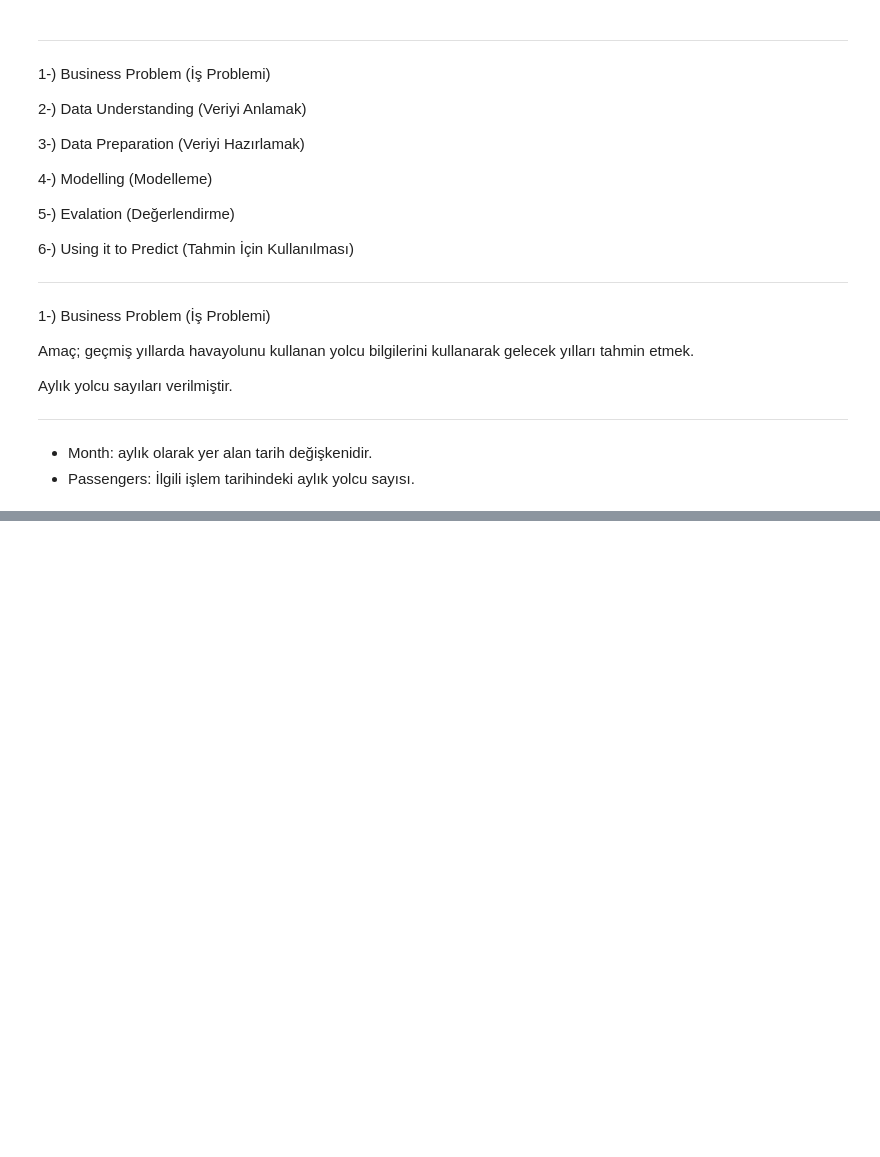
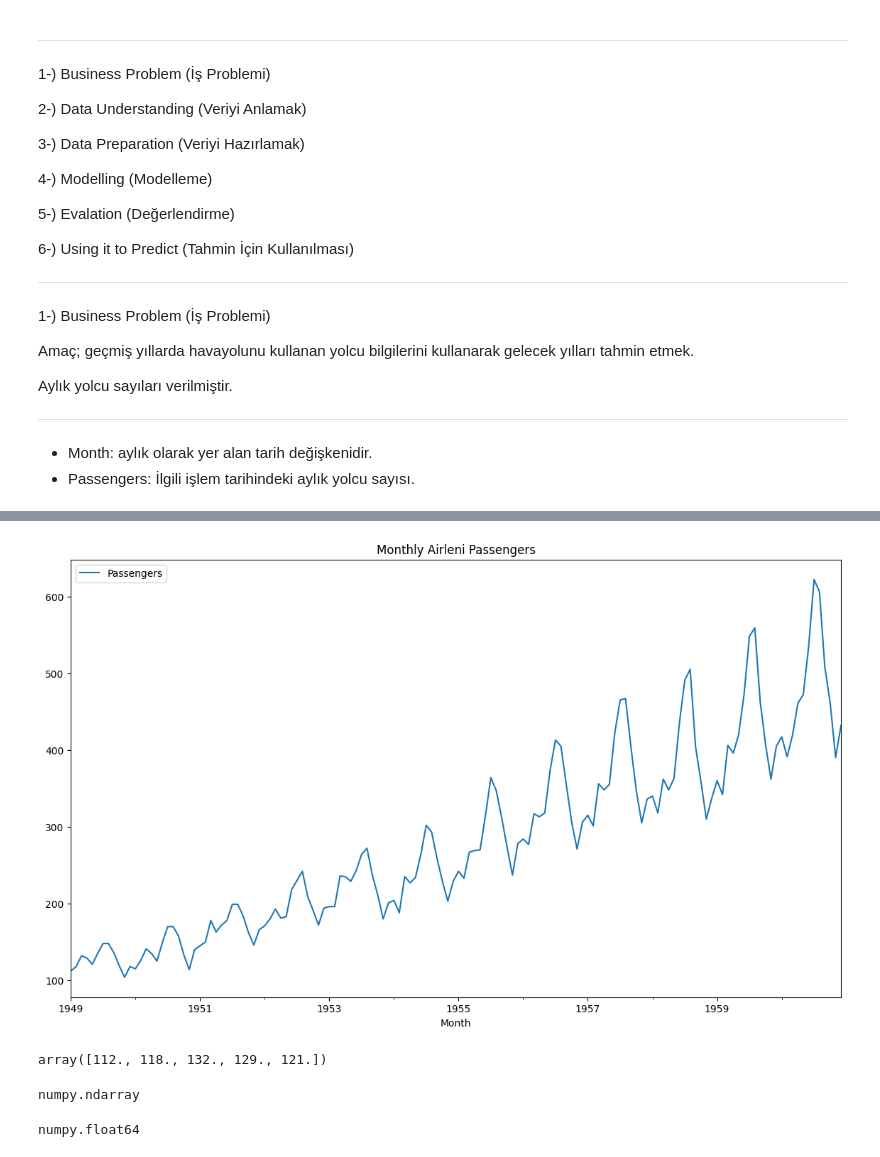
Before and after one commit to giraydorukyurt7/Data_Science-And-Artificial_Intelligence-Journeys, a Jupyter notebook: Deep_Learning/RNN/RNN_Application.ipynb, the cells around one changed output, grey strips where cells are left out. Drawn from its saved outputs; the diff is of its cells as text; code cells hidden in the pictures; blank space fills up the shorter version.

Commit message:
RNN APPLICATION: PASSENGER NUMBER ESTIMATION, (2) Data preparation

```diff
--- a/Deep_Learning/RNN/RNN_Application.ipynb
+++ b/Deep_Learning/RNN/RNN_Application.ipynb
@@ -77,0 +140,2 @@ WARNING:tensorflow:From C:\Users\Giray\AppData\Local\Temp\ipykernel_18828\910732
+# %%
+df = df[:144]
@@ -77,0 +163,2 @@ WARNING:tensorflow:From C:\Users\Giray\AppData\Local\Temp\ipykernel_18828\910732
+# %%
+df["Month"] = pd.to_datetime(df["Month"])
@@ -77,0 +183,2 @@ WARNING:tensorflow:From C:\Users\Giray\AppData\Local\Temp\ipykernel_18828\910732
+# %%
+df.index = df["Month"]
@@ -77,0 +195,2 @@ WARNING:tensorflow:From C:\Users\Giray\AppData\Local\Temp\ipykernel_18828\910732
+# %%
+df.drop("Month",axis=1,inplace=True)
@@ -77,0 +209,4 @@ WARNING:tensorflow:From C:\Users\Giray\AppData\Local\Temp\ipykernel_18828\910732
+# %%
+df.plot(figsize=(14,8),title="Monthly Airleni Passengers");
+# %% [output]
+[figure, added]
@@ -77,0 +216,12 @@ WARNING:tensorflow:From C:\Users\Giray\AppData\Local\Temp\ipykernel_18828\910732
+# %%
+data[:5]
+# %% [output]
+array([112., 118., 132., 129., 121.])
+# %%
+type(data[:5])
+# %% [output]
+numpy.ndarray
+# %%
+type(data[0])
+# %% [output]
+numpy.float64
```
Also changed, not shown: parts of 41 cells of this notebook.
